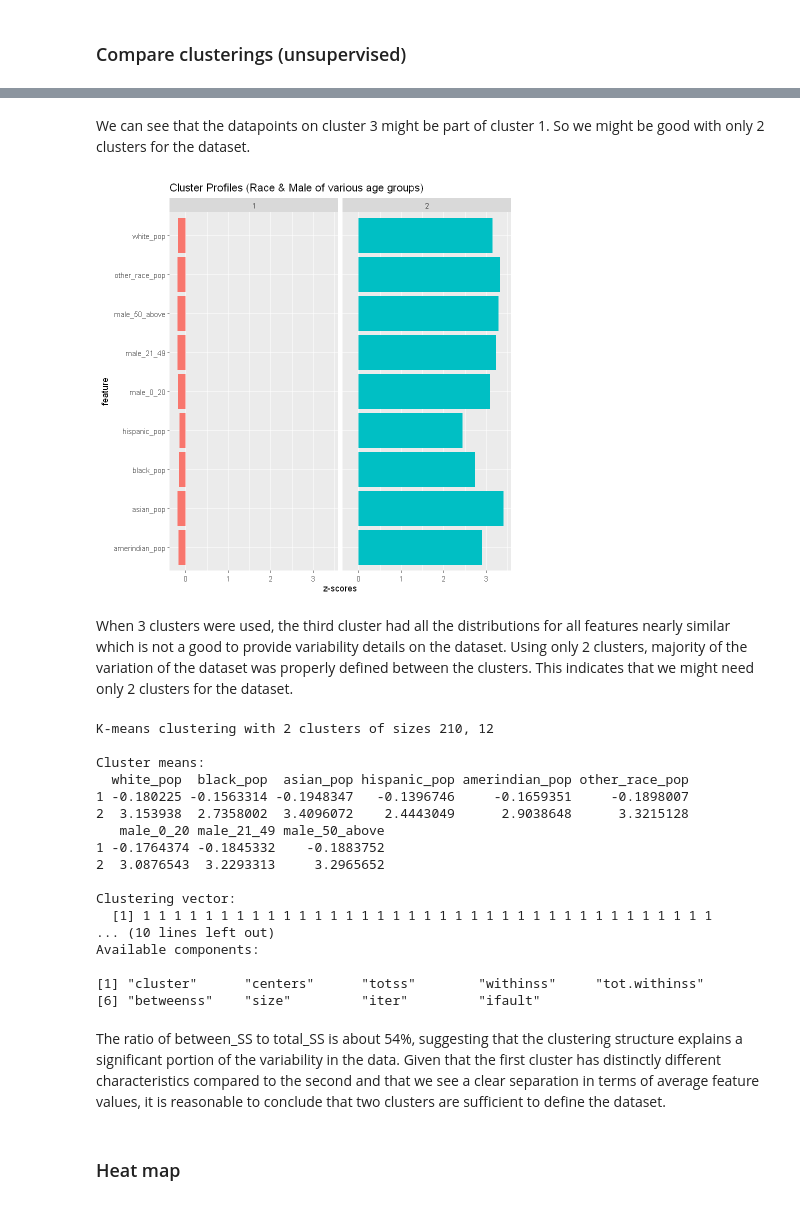
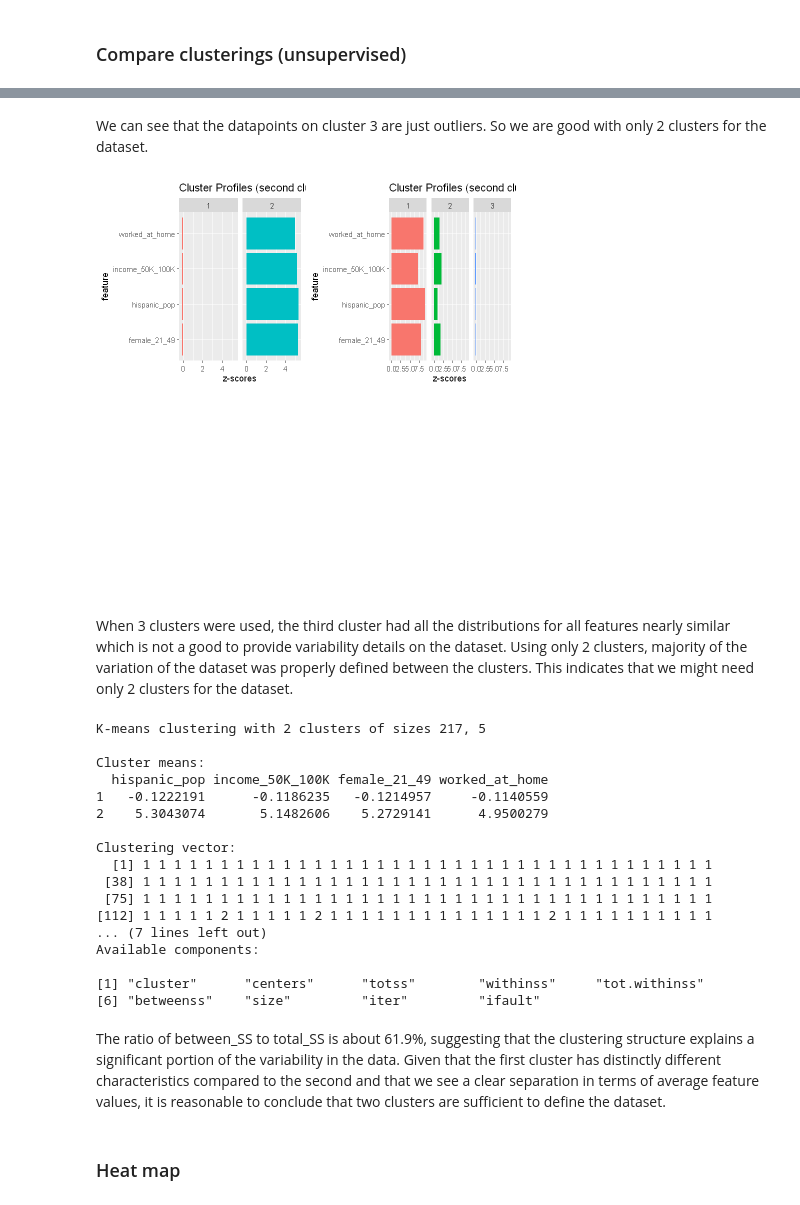
Before and after one commit to yamphurai/Project2_ClusterAnalysis, a Jupyter notebook: Project2_ClusterAnalysis_Group10.ipynb, the cells around one changed output, grey strips where cells are left out. Drawn from its saved outputs; the diff is of its cells as text; code cells hidden in the pictures.

```diff
--- a/Project2_ClusterAnalysis_Group10.ipynb
+++ b/Project2_ClusterAnalysis_Group10.ipynb
@@ -29,6 +30,9 @@ library(seriation)
 # %%
 dataset_plus_census <- read.csv("https://raw.githubusercontent.com/yamphurai/Project2_ClusterAnalysis/refs/heads/main/updated_COVID-19_cases_plus_census.csv")
 # %%
+#converts all character columns to factors (categorical variables)
+dataset_plus_census <- dataset_plus_census %>% mutate(across(where(is.character), factor))
+
 #filter the dataset by Texas
 dataset_plus_census <- dataset_plus_census %>% filter(state == "TX")
 
@@ -47,6 +51,10 @@ counties_to_exclude <- c(
 # filter the dataset
 dataset_plus_census <- dataset_plus_census %>%
   filter(!(county_name %in% counties_to_exclude))
+
+# Drop irrelevant features
+dataset_plus_census <- dataset_plus_census %>%
+  select(-state, -state_fips_code)
 # %%
 # First 10 rows
 head(dataset_plus_census)
@@ -650,9 +638,9 @@ table(dataset_plus_census$income_category)
 # %%
 # Prepare the dataset
-dataset_plus_census_race_male <- dataset_plus_census %>%
-  select(white_pop, black_pop, asian_pop, hispanic_pop, amerindian_pop, other_race_pop, male_0_20, male_21_49, male_50_above) %>%
+dataset_plus_census_second <- dataset_plus_census %>%
+  select(hispanic_pop, income_50K_100K, female_21_49, worked_at_home) %>%
   scale() %>% as_tibble()
 
 # Scale the columns for K-means
-dataset_plus_census_scaled_race_male <- scale(dataset_plus_census_race_male)
+dataset_plus_census_scaled_second <- scale(dataset_plus_census_second)
 # %%
@@ -924,47 +910,64 @@ Too few points to calculate an ellipse
 # %% [markdown]
-We can see that the datapoints on cluster 3 might be part of cluster 1. So we might be good with only 2 clusters for the dataset.
+We can see that the datapoints on cluster 3 are just outliers. So we are good with only 2 clusters for the dataset.
 # %%
-# Adjust the k value for further inspection of the clusters
-k_means_race_male <- kmeans(dataset_plus_census_scaled_race_male, centers=2, nstart = 10)
+# Perform k-means clustering with 2 centers
+k_means_second_2 <- kmeans(dataset_plus_census_scaled_second, centers = 2, nstart = 10)
 
-cluster_profile_race_male <- ggplot(pivot_longer(as_tibble(k_means_race_male$centers,  rownames = "cluster"),
-  cols = colnames(k_means_race_male$centers)),
+cluster_profile_second_2 <- ggplot(pivot_longer(as_tibble(k_means_second_2$centers, rownames = "cluster"),
+  cols = colnames(k_means_second_2$centers)),
   aes(y = name, x = value, fill = cluster)) +
   geom_bar(stat = "identity") +
   facet_grid(cols = vars(cluster)) +
-  labs(y = "feature", x = "z-scores", title = "Cluster Profiles (Race & Male of various age groups)") +
-  guides(fill="none")
+  labs(y = "feature", x = "z-scores", title = "Cluster Profiles (second clustering) with 2 clusters") +
+  guides(fill = "none")
 
-#Save teh profile
-ggsave("cluster_profile_race_male.png", plot = cluster_profile_race_male, width = 6, height = 2)
 
-cluster_profile_race_male
+# Perform k-means clustering with 3 centers
+k_means_second_3 <- kmeans(dataset_plus_census_scaled_second, centers = 3, nstart = 10)
+
+cluster_profile_second_3 <- ggplot(pivot_longer(as_tibble(k_means_second_3$centers, rownames = "cluster"),
+  cols = colnames(k_means_second_3$centers)),
+  aes(y = name, x = value, fill = cluster)) +
+  geom_bar(stat = "identity") +
+  facet_grid(cols = vars(cluster)) +
+  labs(y = "feature", x = "z-scores", title = "Cluster Profiles (second clustering) with 3 clusters") +
+  guides(fill = "none")
+
+
+# Arrange the plots side by side in a 2x2 grid
+combined_cluster_profile_second <- ggarrange(cluster_profile_second_2, cluster_profile_second_3, ncol = 2, nrow = 2)
+
+# Display the combined plot
+print(combined_cluster_profile_second)
+
+# Save the plot
+ggsave("combined_cluster_profile_second.png", plot = combined_cluster_profile_second, width = 5, height = 5)
 # %% [output]
-[figure, old version]
+[figure, new version]
 # %% [markdown]
 When 3 clusters were used, the third cluster had all the distributions for all features nearly similar which is not a good to provide variability details on the dataset. Using only 2 clusters, majority of the variation of the dataset was properly defined between the clusters. This indicates that we might need only 2 clusters for the dataset.
 # %%
-k_means_race_male
+k_means_second_2
 # %% [output]
-K-means clustering with 2 clusters of sizes 210, 12
+K-means clustering with 2 clusters of sizes 217, 5
 
 Cluster means:
-  white_pop  black_pop  asian_pop hispanic_pop amerindian_pop other_race_pop
-1 -0.180225 -0.1563314 -0.1948347   -0.1396746     -0.1659351     -0.1898007
-2  3.153938  2.7358002  3.4096072    2.4443049      2.9038648      3.3215128
-   male_0_20 male_21_49 male_50_above
-1 -0.1764374 -0.1845332    -0.1883752
-2  3.0876543  3.2293313     3.2965652
+  hispanic_pop income_50K_100K female_21_49 worked_at_home
+1   -0.1222191      -0.1186235   -0.1214957     -0.1140559
+2    5.3043074       5.1482606    5.2729141      4.9500279
 
 Clustering vector:
   [1] 1 1 1 1 1 1 1 1 1 1 1 1 1 1 1 1 1 1 1 1 1 1 1 1 1 1 1 1 1 1 1 1 1 1 1 1 1
-... (10 lines left out)
+ [38] 1 1 1 1 1 1 1 1 1 1 1 1 1 1 1 1 1 1 1 1 1 1 1 1 1 1 1 1 1 1 1 1 1 1 1 1 1
+ [75] 1 1 1 1 1 1 1 1 1 1 1 1 1 1 1 1 1 1 1 1 1 1 1 1 1 1 1 1 1 1 1 1 1 1 1 1 1
+[112] 1 1 1 1 1 2 1 1 1 1 1 2 1 1 1 1 1 1 1 1 1 1 1 1 1 1 2 1 1 1 1 1 1 1 1 1 1
+... (7 lines left out)
 Available components:
 
 [1] "cluster"      "centers"      "totss"        "withinss"     "tot.withinss"
 [6] "betweenss"    "size"         "iter"         "ifault"
 # %% [markdown]
-The ratio of between_SS to total_SS is about 54%, suggesting that the clustering structure explains a significant portion of the variability in the data.
+The ratio of between_SS to total_SS is about 61.9%, suggesting that the clustering structure explains a significant portion of the variability in the data.
 Given that the first cluster has distinctly different characteristics compared to the second and that we see a clear separation in terms of average feature values, it is reasonable to conclude that two clusters are sufficient to define the dataset.
 # %% [markdown]
 ### Heat map
```
Also changed, not shown: parts of 195 cells of this notebook.
